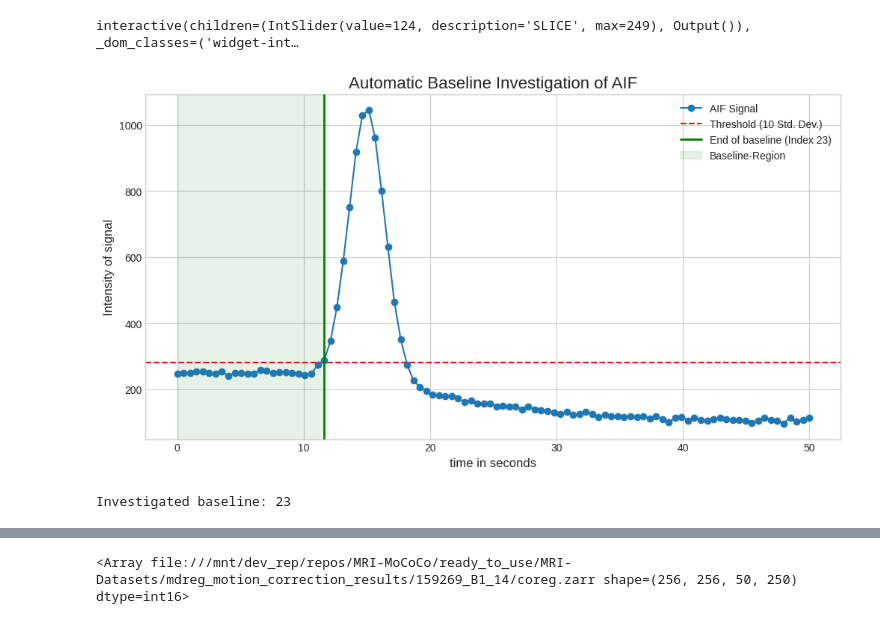
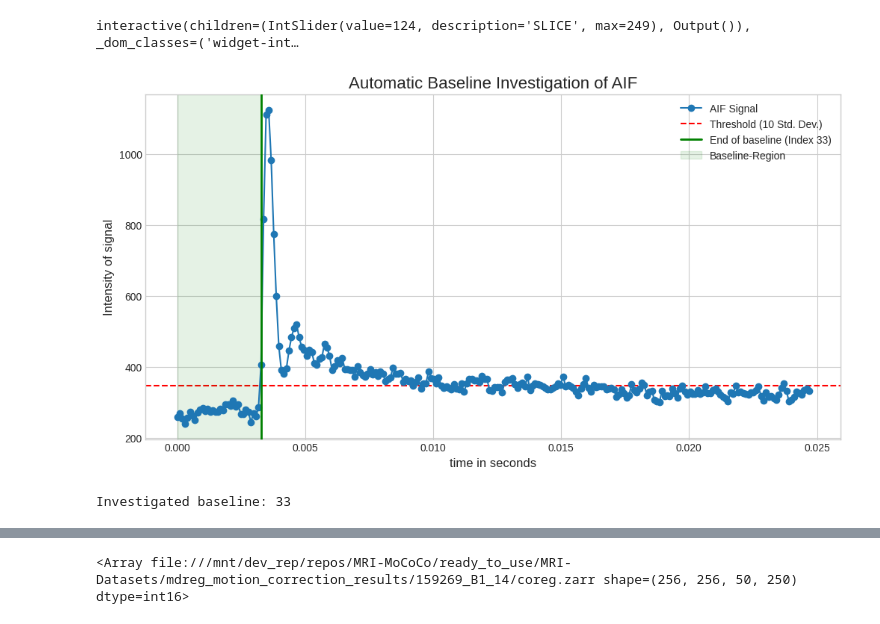
Before and after one commit to steve-shooty/MRI-MoCoCo, a Jupyter notebook: ready_to_use/00_mdreg_correction_parallel_03.ipynb, the cells around one changed output, grey strips where cells are left out. Drawn from its saved outputs; the diff is of its cells as text; code cells hidden in the pictures.

```diff
--- a/ready_to_use/00_mdreg_correction_parallel_03.ipynb
+++ b/ready_to_use/00_mdreg_correction_parallel_03.ipynb
@@ -19,7 +19,7 @@ PART = '14'
 # Define paths (please adjust if needed)
 dicom_folder = f'/mnt/dev_rep/repos/MRI-MoCoCo/ready_to_use/Raw_Datasets/{DATASET_NAME}/{PART}/DICOM'
 zarr_file = f'/mnt/dev_rep/repos/MRI-MoCoCo/ready_to_use/Raw_Datasets/{DATASET_NAME}/{PART}/{DATASET_NAME}_{PART}.zarr'
-file_path = f'/mnt/dev_rep/repos/MRI-MoCoCo/ready_to_use/Raw_Datasets/{DATASET_NAME}/{PART}/AIF.txt'
+file_path = f'/mnt/dev_rep/repos/MRI-MoCoCo/ready_to_use/Raw_Datasets/{DATASET_NAME}/{PART}/AIF_2.txt'
 results_path = f'/mnt/dev_rep/repos/MRI-MoCoCo/ready_to_use/MRI-Datasets/mdreg_motion_correction_results/{DATASET_NAME}_{PART}/'
 # %%
 print(dicom_folder)
@@ -519,36 +519,36 @@ def find_baseline_from_aif(time_vector, aif_curve, initial_baseline_points=5, th
     plt.legend()
     plt.grid(True)
     plt.show()
 
     return detected_baseline
 
 # ==================================================================
 # ANWENDUNG
 # ==================================================================
 # --- Erstelle Dummy-Daten, die eine typische AIF-Kurve simulieren ---
 # (Ersetzen Sie diese Zeilen durch das Laden Ihrer echten AIF-Datei)
 num_points = 100
 tacq = np.linspace(0, 50, num_points) # 50 Sekunden, 100 Messpunkte
 
 # Erzeuge eine realistische AIF-Kurve
 baseline_level = 250
 noise = np.random.normal(0, 5, num_points)
 bolus = 800 * np.exp(-((tacq - 15)**2) / 4) # Gauß-Peak bei t=15s
 washout = -150 * (1 - np.exp(-(tacq - 15) / 10))
 washout[tacq < 15] = 0
 
 # Dies ist Ihre AIF-Kurve
 aif = baseline_level + noise + bolus + washout
 aif[:5] = baseline_level + np.random.normal(0, 5, 5) # Sorge für eine saubere initiale Baseline
 # --- Rufe die Funktion mit den AIF-Daten auf ---
 # Sie können 'threshold_std' anpassen, falls die Erkennung zu früh/spät ist
-ermittelte_baseline = find_baseline_from_aif(tacq, aif, threshold_std=10)
+ermittelte_baseline = find_baseline_from_aif(tacq_list, aif_list, threshold_std=10)
 
 print(f"\nInvestigated baseline: {ermittelte_baseline}")
 #print("Dies ist die Anzahl der Zeitpunkte VOR dem Kontrastmittelanstieg.")
 # %% [output]
-[figure, old version]
+[figure, new version]
-Investigated baseline: 23
+Investigated baseline: 33
 # %%
 # Path for output
 results_path = results_path
```
Also changed, not shown: parts of 5 cells of this notebook, 11 other files.
